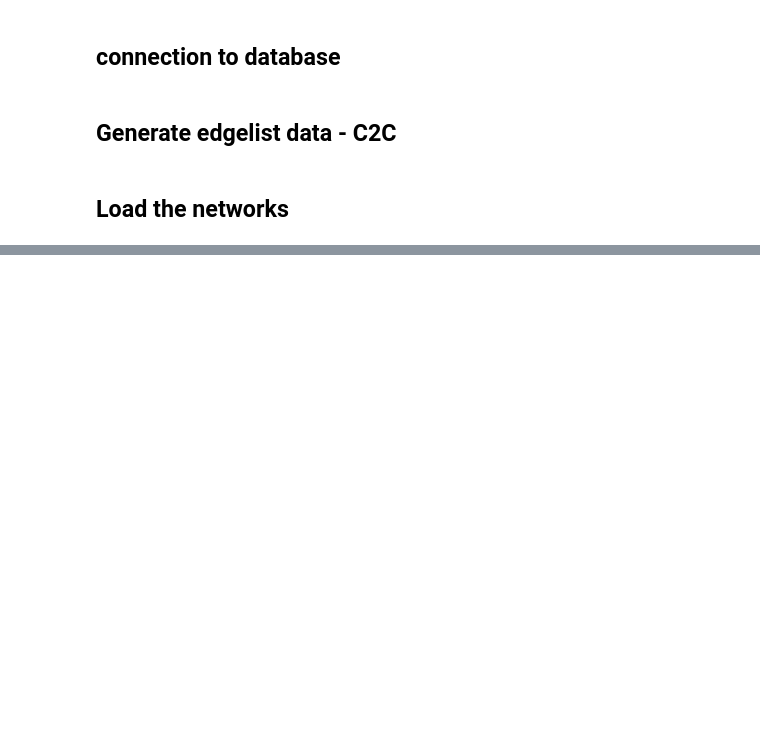
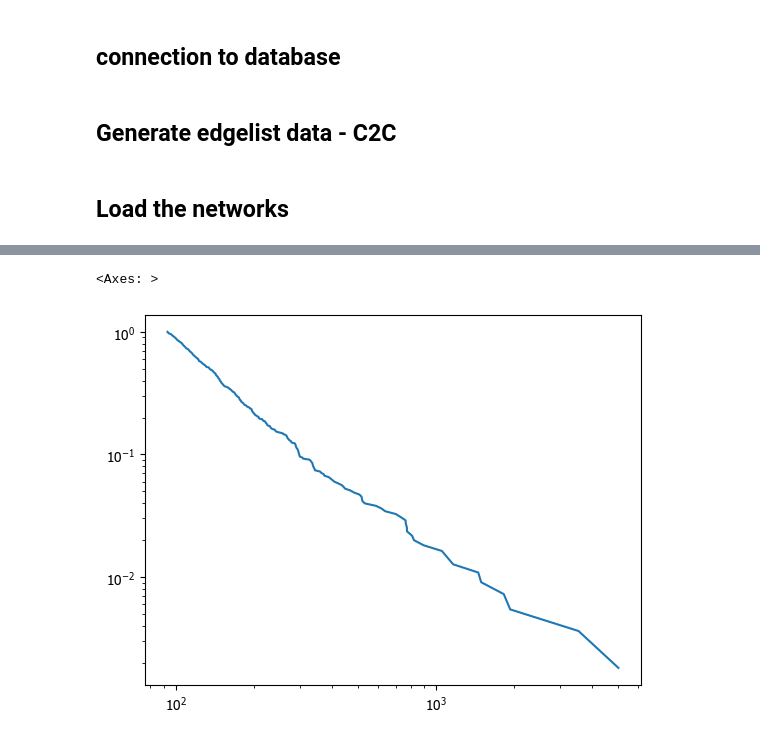
Before and after one commit to humbertocarmona/pyopensus, a Jupyter notebook: notebooks/networkanalysis/fig1_plots.ipynb, the cells around one changed output, grey strips where cells are left out. Saved outputs shown, nothing was run; the diff lists cells and outputs as text; code cells hidden in the pictures; blank space fills up the shorter version.

```diff
--- a/notebooks/networkanalysis/fig1_plots.ipynb
+++ b/notebooks/networkanalysis/fig1_plots.ipynb
@@ -174,0 +269,7 @@ for v in networks[0].nodes():
+# %%
+import powerlaw
+
+results = powerlaw.Fit(edge_weight['abs'])
+print(results.power_law.alpha)
+print(results.power_law.xmin)
+R, p = results.distribution_compare('power_law', 'lognormal')
@@ -174,0 +282,5 @@ for v in networks[0].nodes():
+# %%
+results.plot_ccdf()
+# %% [output]
+<Axes: >
+[figure, added]
```
Also changed, not shown: parts of 13 cells of this notebook.
